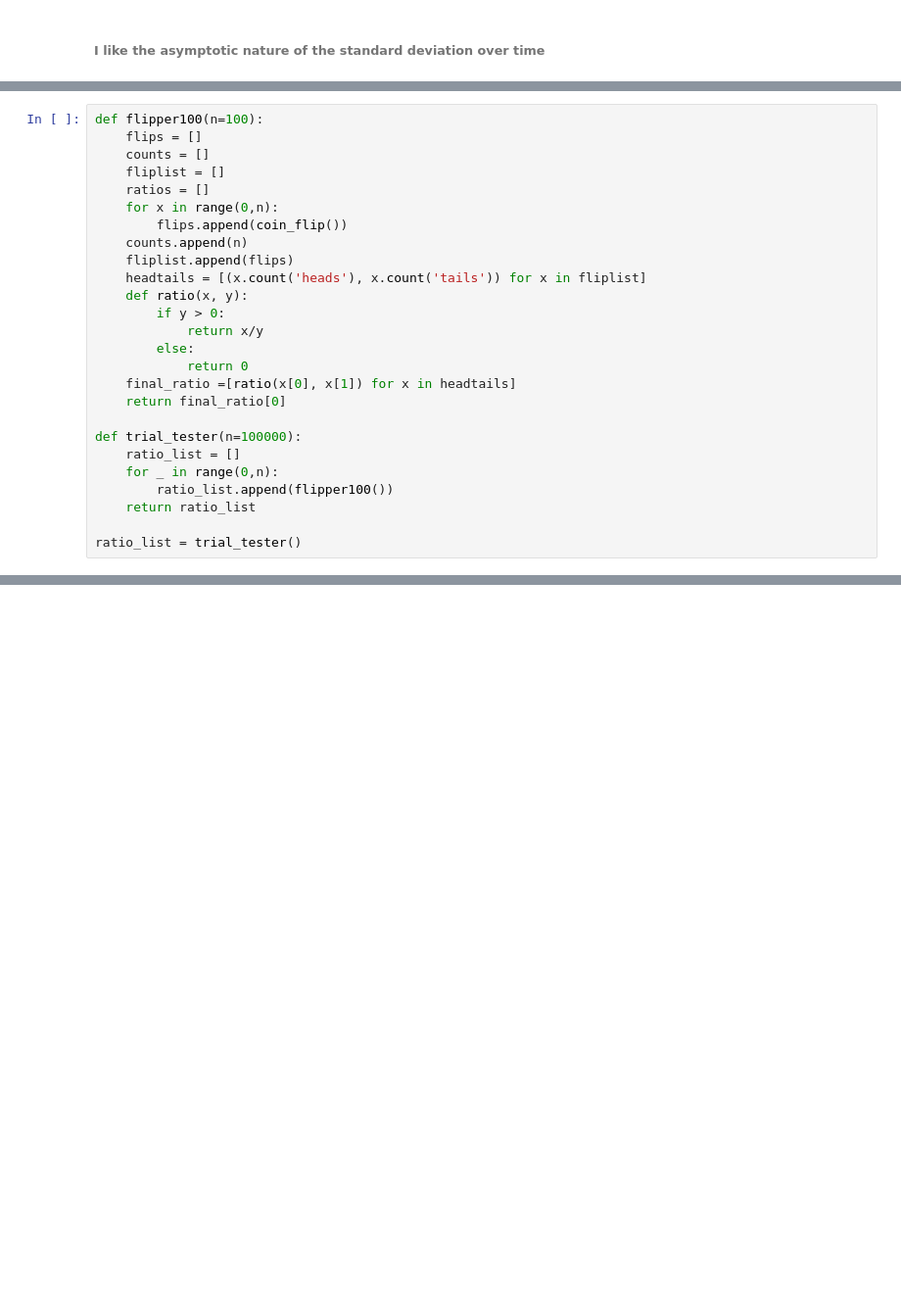
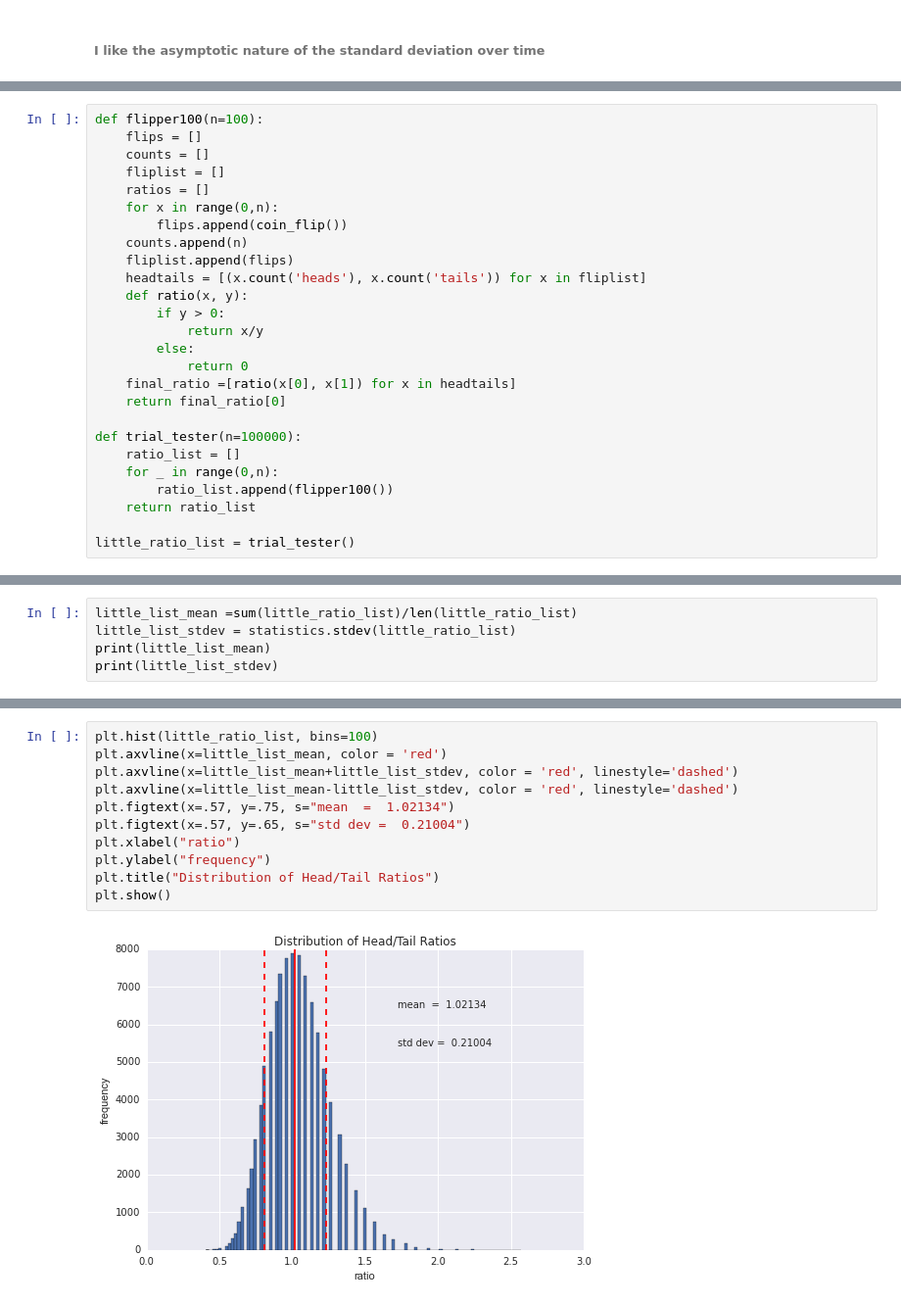
Before and after one commit to tiyd-python-2015-01/charting, a Jupyter notebook: charting.ipynb, the cells around one changed output, grey strips where cells are left out. Shown at 98% size. Cells and saved outputs as stored; diff of their text form; blank space fills up the shorter version.

```diff
--- a/charting.ipynb
+++ b/charting.ipynb
@@ -219,4 +220,4 @@ def trial_tester(n=100000):
         ratio_list.append(flipper100())
     return ratio_list
 
-ratio_list = trial_tester()
+little_ratio_list = trial_tester()
@@ -230,0 +224,5 @@ plt.show()
+# %%
+little_list_mean =sum(little_ratio_list)/len(little_ratio_list)
+little_list_stdev = statistics.stdev(little_ratio_list)
+print(little_list_mean)
+print(little_list_stdev)
@@ -230,0 +232,13 @@ plt.show()
+# %%
+plt.hist(little_ratio_list, bins=100)
+plt.axvline(x=little_list_mean, color = 'red')
+plt.axvline(x=little_list_mean+little_list_stdev, color = 'red', linestyle='dashed')
+plt.axvline(x=little_list_mean-little_list_stdev, color = 'red', linestyle='dashed')
+plt.figtext(x=.57, y=.75, s="mean  =  1.02134")
+plt.figtext(x=.57, y=.65, s="std dev =  0.21004")
+plt.xlabel("ratio")
+plt.ylabel("frequency")
+plt.title("Distribution of Head/Tail Ratios")
+plt.show()
+# %% [output]
+[figure, added]
```
Also changed, not shown: parts of 7 cells of this notebook.
